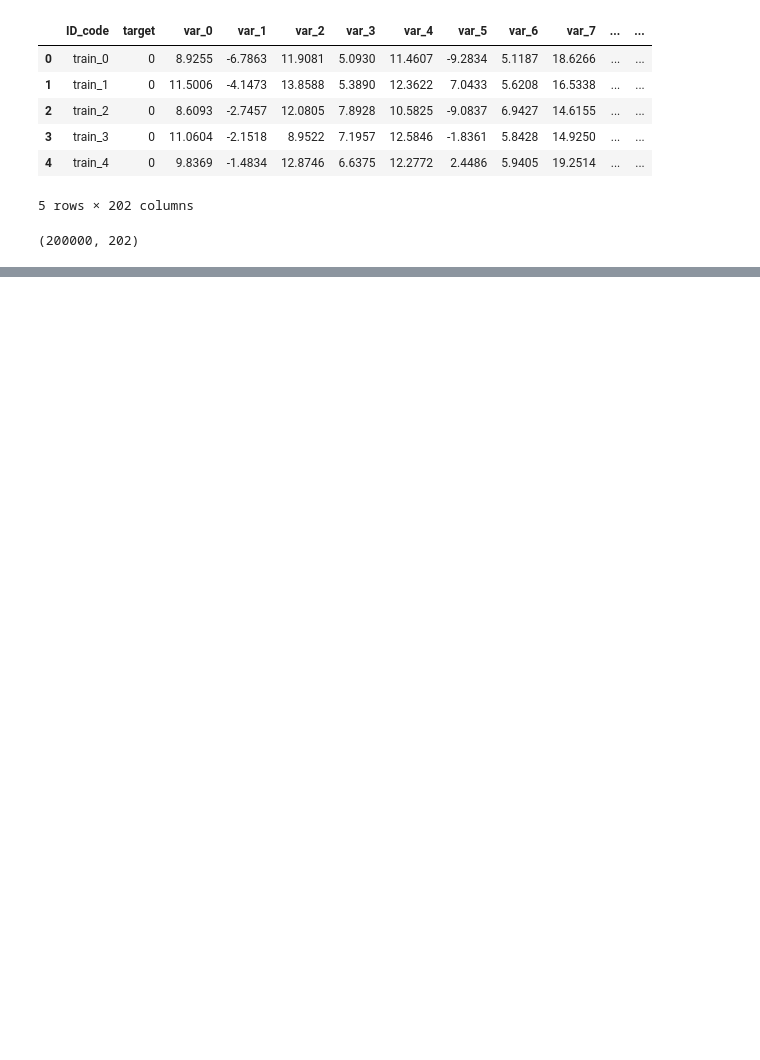
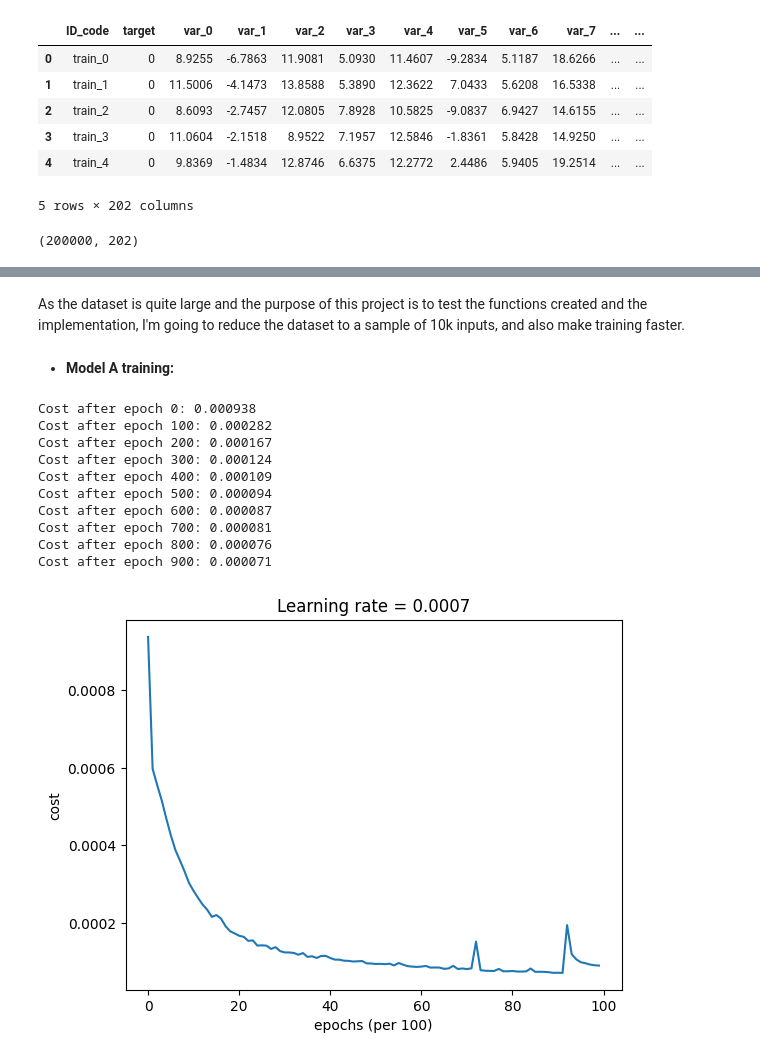
Before and after one commit to antoniomacu/Regularization-and-Optimization-of-NN-with-Numpy, a Jupyter notebook: Reg_and_Op_Application.ipynb, the cells around one changed output, grey strips where cells are left out. Cells and saved outputs as stored; diff of their text form; code cells hidden in the pictures; blank space fills up the shorter version.

Commit message:
Implementation of Script's example on reg and op of NN

```diff
--- a/Reg_and_Op_Application.ipynb
+++ b/Reg_and_Op_Application.ipynb
@@ -74,0 +99,3 @@ print(data_training.shape)
+# %%
+X_train = data_training.drop(columns=['ID_code', 'target'])
+y_train = data_training['target']
@@ -74,0 +139,8 @@ print(data_training.shape)
+# %%
+from sklearn.preprocessing import StandardScaler
+sc = StandardScaler()
+X_train_scaled = sc.fit_transform(X_train)
+
+# Reshape:
+X_train = X_train.T                 # Shape: (features, samples)
+y_train = y_train.to_numpy().reshape(1, -1)    # Shape: (1, samples)
@@ -74,0 +302,27 @@ print(data_training.shape)
+# %%
+X_train = np.array(X_train)
+y_train = np.array(y_train)
+# %% [markdown]
+As the dataset is quite large and the purpose of this project is to test the functions created and the implementation, I'm going to reduce the dataset to a sample of 10k inputs, and also make training faster.
+# %%
+layers_dims = [200, 32, 1]
+mini_batch_size = 512
+num_epochs = 1000
+X_small = X_train[:, :10000]
+y_small = y_train[:, :10000]
+# %% [markdown]
+* **Model A training:**
+# %%
+parameters_A = reg_op_model(X_small, y_small, layers_dims, initialization='random', regularization='l2', optimizer='adam', mini_batch_size=mini_batch_size, num_epochs=num_epochs)
+# %% [output]
+Cost after epoch 0: 0.000938
+Cost after epoch 100: 0.000282
+Cost after epoch 200: 0.000167
+Cost after epoch 300: 0.000124
+Cost after epoch 400: 0.000109
+Cost after epoch 500: 0.000094
+Cost after epoch 600: 0.000087
+Cost after epoch 700: 0.000081
+Cost after epoch 800: 0.000076
+Cost after epoch 900: 0.000071
+[figure, added]
```
Also changed, not shown: parts of 25 cells of this notebook.
